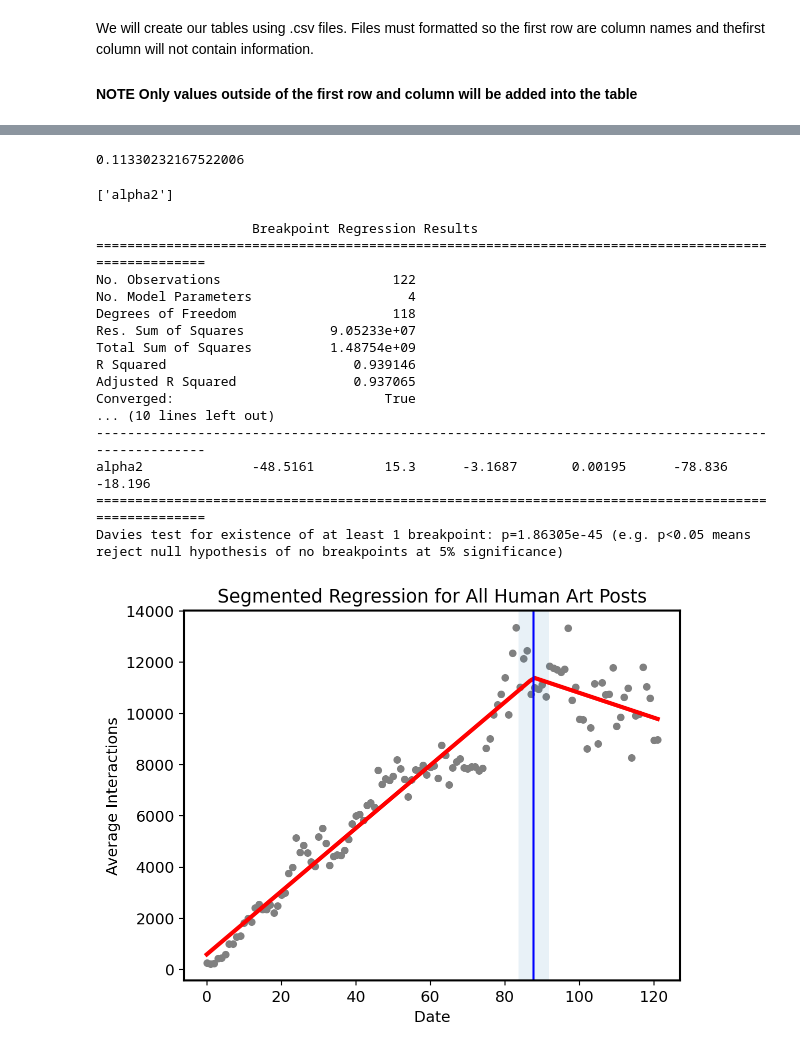
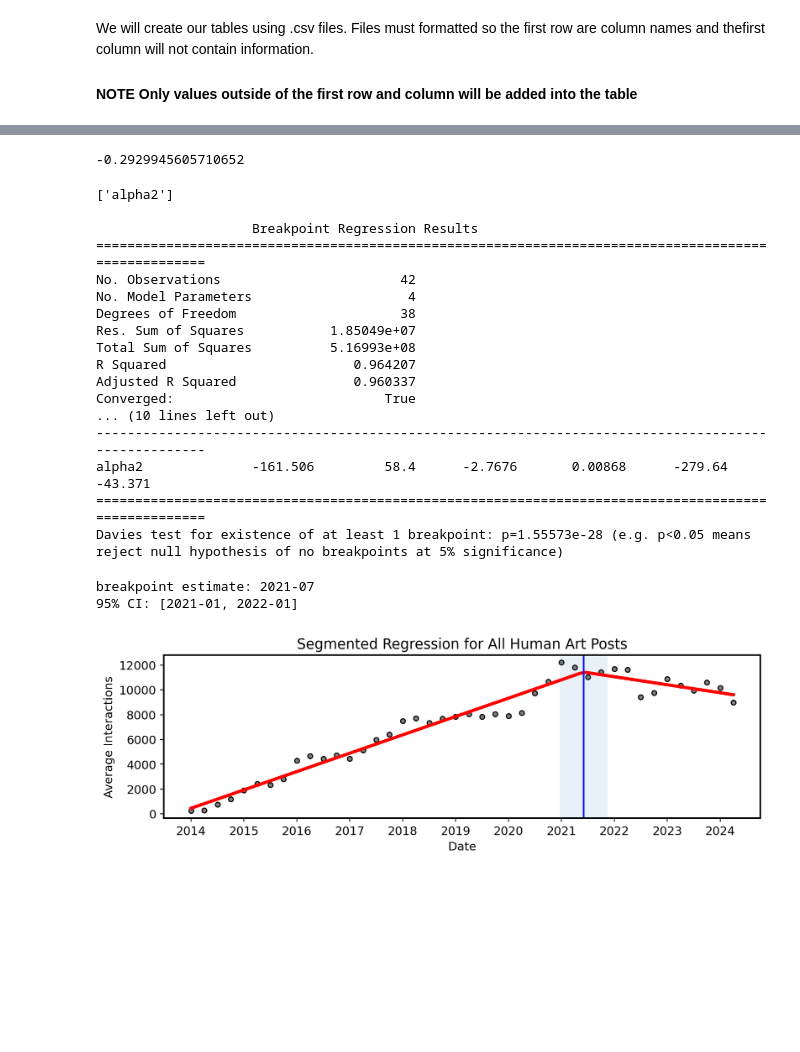
Before and after one commit to sidvenkatayogi/APResearch_Instagram, a Jupyter notebook: method.ipynb, the cells around one changed output, grey strips where cells are left out. Saved outputs shown, nothing was run; the diff lists cells and outputs as text; code cells hidden in the pictures; blank space fills up the shorter version.

```diff
--- a/method.ipynb
+++ b/method.ipynb
@@ -196,7 +193,7 @@ profiles_df = pd.read_sql(cmd, conn)
 # %%
 filtered_df = posts_df[(posts_df['num_likes'] >= 0) & (posts_df['is_reel'] == 1) & (posts_df['post_date'] >= "2020-01-01")]
 
-date_freq = "M"
+date_freq = "3M"
 # Calculate average likes per group and date
 avg_likes = filtered_df.groupby(['is_human', pd.Grouper(key='post_date', freq=date_freq)])['num_likes'].mean().reset_index()
 # avg_likes = filtered_df.groupby(["owner_username", pd.Grouper(key='owner_username')])['num_likes'].mean().reset_index()
@@ -356,7 +365,7 @@ plt.legend(title='Group', labels= ["AI", "Human"])
 # %%
 pd.Series(df2dx).corr(pd.Series(dfdx))
 # %% [output]
-0.11330232167522006
+-0.2929945605710652
 # %%
 #%pip install piecewise-regression
 import piecewise_regression
@@ -368,34 +377,44 @@ pass
 
                     Breakpoint Regression Results
 ====================================================================================================
-No. Observations                      122
+No. Observations                       42
 No. Model Parameters                    4
-Degrees of Freedom                    118
-Res. Sum of Squares           9.05233e+07
-Total Sum of Squares          1.48754e+09
-R Squared                        0.939146
-Adjusted R Squared               0.937065
+Degrees of Freedom                     38
+Res. Sum of Squares           1.85049e+07
+Total Sum of Squares          5.16993e+08
+R Squared                        0.964207
+Adjusted R Squared               0.960337
 Converged:                           True
 ... (10 lines left out)
 ----------------------------------------------------------------------------------------------------
-alpha2              -48.5161         15.3      -3.1687       0.00195      -78.836      -18.196
+alpha2              -161.506         58.4      -2.7676       0.00868      -279.64      -43.371
 ====================================================================================================
-Davies test for existence of at least 1 breakpoint: p=1.86305e-45 (e.g. p<0.05 means reject null hypothesis of no breakpoints at 5% significance)
+Davies test for existence of at least 1 breakpoint: p=1.55573e-28 (e.g. p<0.05 means reject null hypothesis of no breakpoints at 5% significance)
+# %%
+bp = pw_fit.get_results()["estimates"]["breakpoint1"]
+# bp
+print("breakpoint estimate: " + f2.iloc[int(np.ceil(bp["estimate"])),2].strftime("%Y-%m"))
+print("95% CI: [" + f2.iloc[int(np.ceil(bp["confidence_interval"][0])),2].strftime("%Y-%m") + ", " + f2.iloc[int(np.ceil(bp["confidence_interval"][1])),2].strftime("%Y-%m") + "]")
+# %% [output]
+breakpoint estimate: 2021-07
+95% CI: [2021-01, 2022-01]
 # %%
 # Plot the data, fit, breakpoints and confidence intervals
-pw_fit.plot_data(color="grey", s=20)
+fig, ax = plt.subplots(figsize=(10, 2.75))
+pw_fit.plot_data(color="grey", s=20,  edgecolor= "black")
 # Pass in standard matplotlib keywords to control any of the plots
 pw_fit.plot_fit(color="red", linewidth=3)
 pw_fit.plot_breakpoints(color= 'blue')
 pw_fit.plot_breakpoint_confidence_intervals()
 plt.title("Segmented Regression for All Human Art Posts")
 plt.ylabel("Average Interactions")
 plt.xlabel("Date")
-plt.xticks(np.arange(0,121,20) + pd.Timestamp('2014-1-1'))
+
+ax.set_xticks(f2.index, minor=False, labels=pd.date_range(f2.iloc[0,2], f2.iloc[-1,2], freq=date_freq).year)
+plt.locator_params(nbins=11)
 plt.show()
-plt.close()
 # %% [output]
-[figure, old version]
+[figure, new version]
 # %%
 pw_fit = piecewise_regression.Fit(np.array(f.index), np.array(f['ER']), n_breakpoints=1)
 pw_fit.summary()
```
Also changed, not shown: parts of 53 cells of this notebook, 1 other file.
